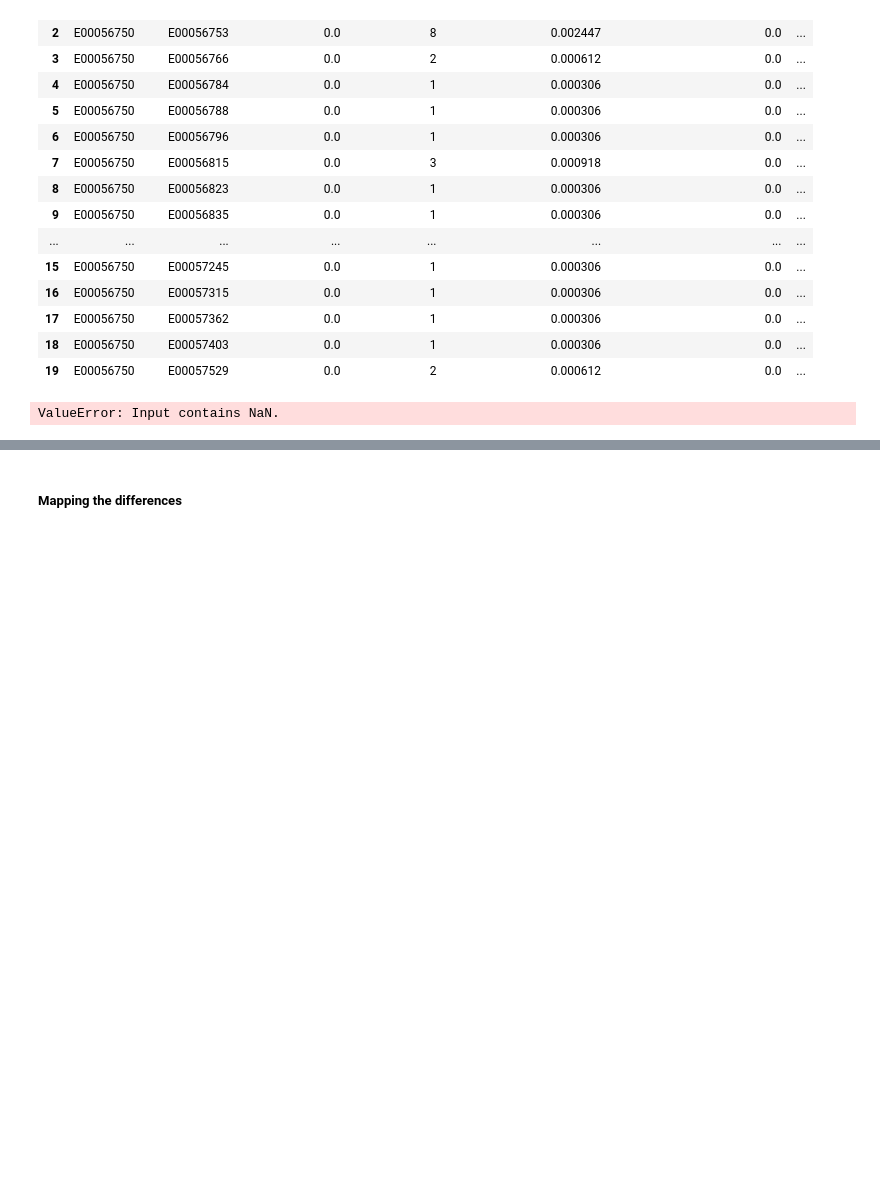
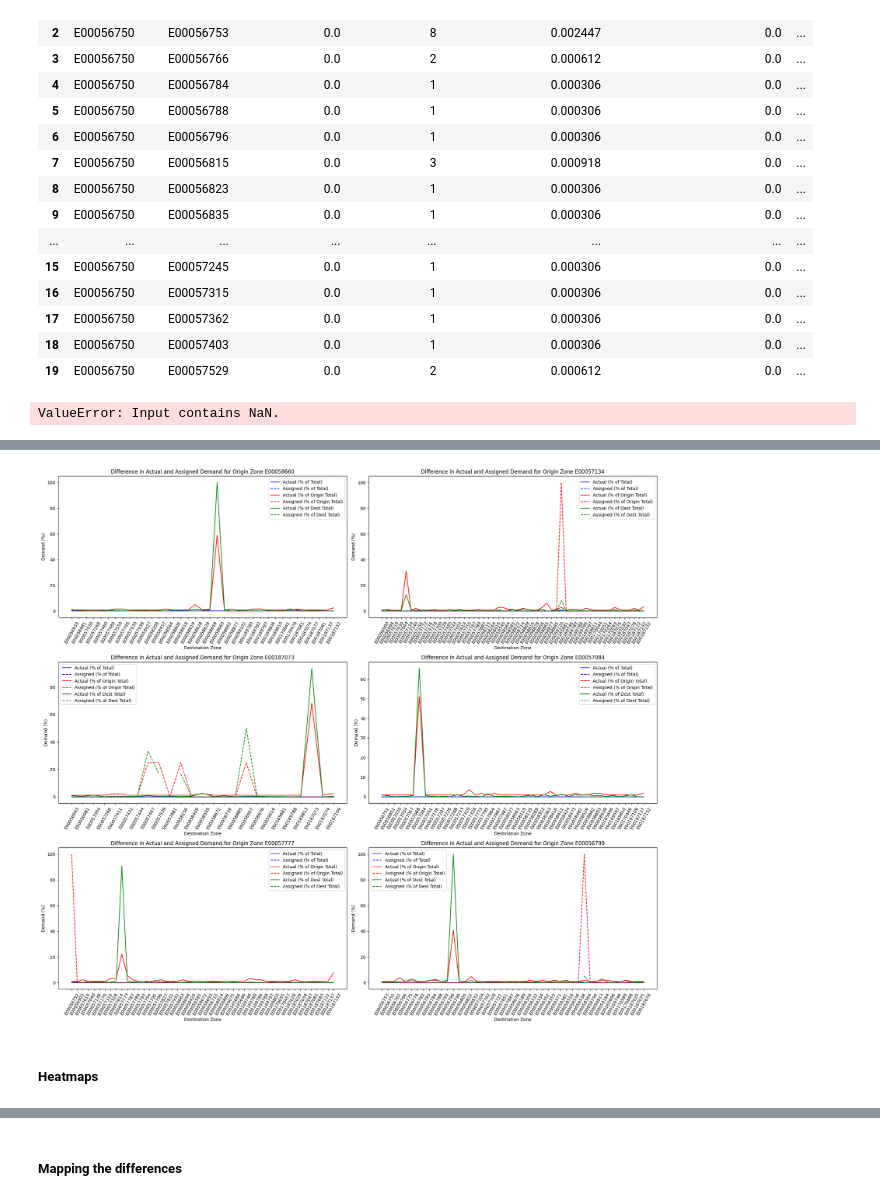
Before and after one commit to Urban-Analytics-Technology-Platform/acbm, a Jupyter notebook: notebooks/4_locations_work.ipynb, the cells around one changed output, grey strips where cells are left out. Saved outputs shown, nothing was run; the diff lists cells and outputs as text; code cells hidden in the pictures; blank space fills up the shorter version.

```diff
--- a/notebooks/4_locations_work.ipynb
+++ b/notebooks/4_locations_work.ipynb
@@ -766,0 +863,6 @@ ValueError: Input contains NaN.
+# %%
+plot_workzone_assignment_line(workzone_assignment_opt, 6, selection_type='random', sort_by='actual')
+# %% [output]
+[figure, added]
+# %% [markdown]
+##### Heatmaps
```
Also changed, not shown: parts of 11 cells of this notebook.
